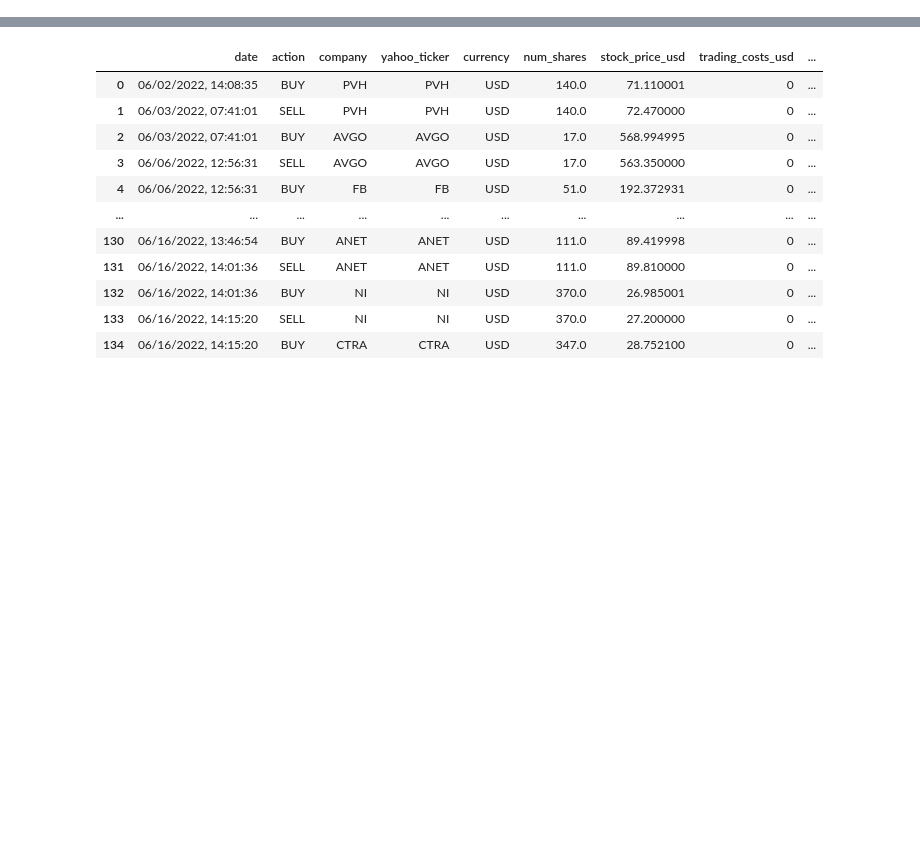
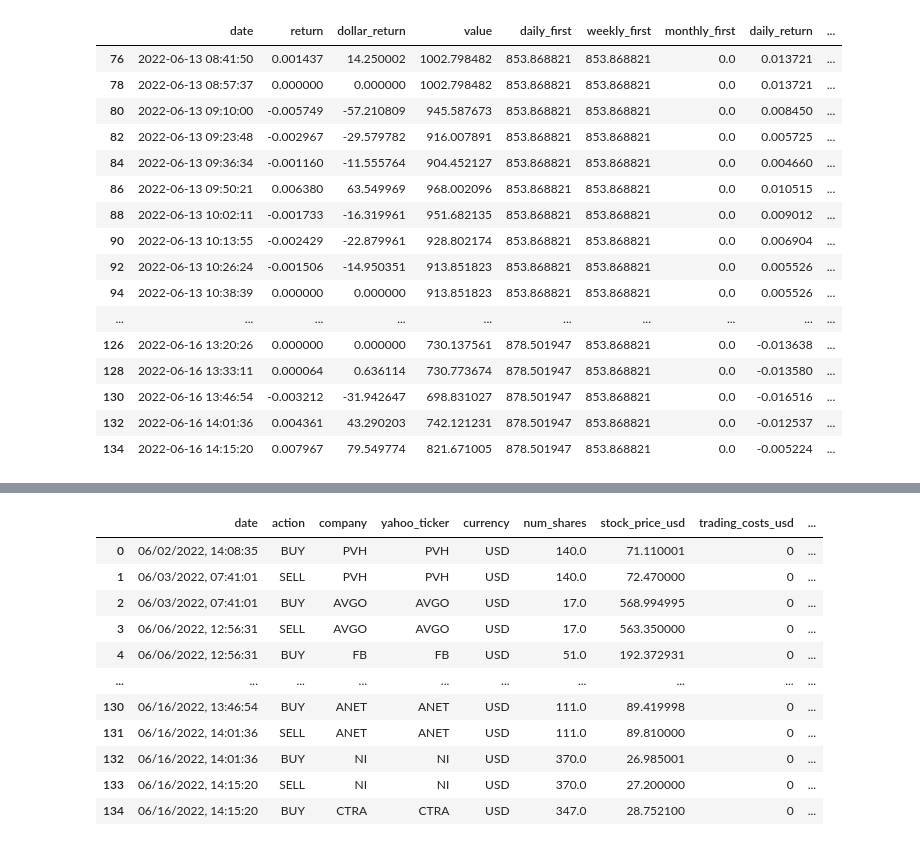
Before and after one commit to TigaJi/algo-trade-dashboard, a Jupyter notebook: DB-Test.ipynb, the cells around one changed output, grey strips where cells are left out. Saved outputs shown, nothing was run; the diff lists cells and outputs as text; code cells hidden in the pictures; blank space fills up the shorter version.

```diff
--- a/DB-Test.ipynb
+++ b/DB-Test.ipynb
@@ -47,3 +54,22 @@ def sync_data():
     rets.to_csv("s3://research-dashboard/trading-dashboard-data/portfolio_returns.csv",
           storage_options={'key': 'AKIATHGO3RS3C7EMIAU4',
                            'secret': 'LmVqtIK/l3kZa3E2TyjR/ByoBuOdzaLhXlT4X9Lh'})
+# %%
+df = pd.read_csv("sample_data/purchase_info.csv")
+# %%
+df['return'] = (df['stock_price_usd']-df['stock_price_usd'].shift(1))/df['stock_price_usd'].shift(1)
+rets = df[['date','return']].copy(deep = True)
+rets['dollar_return'] = 0
+
+if len(df)%2 == 0:
+    l = len(df)
+else:
+    l = len(df)-1
+for i in range(0,l,2):
+
+    if df['total_shares_held'].iloc[i] < 0:
+        profit = abs(df['total_usd'].iloc[i])-df['total_usd'].iloc[i+1]
+    else:
+        profit = abs(df['total_usd'].iloc[i+1])-df['total_usd'].iloc[i]
+
+    rets['dollar_return'].iloc[i+1] = profit
@@ -49,0 +81,17 @@ def sync_data():
+# %%
+rets['value'] = rets['dollar_return'].cumsum()
+# %%
+rets = rets[rets.index % 2 != 0]
+
+rets.loc[-1] = ['2022-06-03 07:41:00',0,0,0]
+rets.index = rets.index+1
+rets.sort_index(inplace=True)
+
+rets['date'] = pd.to_datetime(rets['date'])
+rets['daily_first'] = rets.groupby(rets['date'].dt.date)['value'].transform("first")
+rets['weekly_first'] = rets.groupby(rets['date'].dt.week)['value'].transform("first")
+rets['monthly_first'] = rets.groupby(rets['date'].dt.month)['value'].transform("first")
+
+rets['daily_return'] = ((10000+rets['value'])-(10000+rets['daily_first']))/(10000+rets['daily_first'])
+rets['weekly_return'] = ((10000+rets['value'])-(10000+rets['weekly_first']))/(10000+rets['weekly_first'])
+rets['monthly_return'] = ((10000+rets['value'])-(10000+rets['monthly_first']))/(10000+rets['monthly_first'])
@@ -49,0 +114,20 @@ def sync_data():
+# %%
+rets.tail(30)
+# %% [output]
+|  | date | return | dollar_return | value | daily_first | weekly_first | monthly_first | daily_return | ... |
+| 76 | 2022-06-13 08:41:50 | 0.001437 | 14.250002 | 1002.798482 | 853.868821 | 853.868821 | 0.0 | 0.013721 | ... |
+| 78 | 2022-06-13 08:57:37 | 0.000000 | 0.000000 | 1002.798482 | 853.868821 | 853.868821 | 0.0 | 0.013721 | ... |
+| 80 | 2022-06-13 09:10:00 | -0.005749 | -57.210809 | 945.587673 | 853.868821 | 853.868821 | 0.0 | 0.008450 | ... |
+| 82 | 2022-06-13 09:23:48 | -0.002967 | -29.579782 | 916.007891 | 853.868821 | 853.868821 | 0.0 | 0.005725 | ... |
+| 84 | 2022-06-13 09:36:34 | -0.001160 | -11.555764 | 904.452127 | 853.868821 | 853.868821 | 0.0 | 0.004660 | ... |
+| 86 | 2022-06-13 09:50:21 | 0.006380 | 63.549969 | 968.002096 | 853.868821 | 853.868821 | 0.0 | 0.010515 | ... |
+| 88 | 2022-06-13 10:02:11 | -0.001733 | -16.319961 | 951.682135 | 853.868821 | 853.868821 | 0.0 | 0.009012 | ... |
+| 90 | 2022-06-13 10:13:55 | -0.002429 | -22.879961 | 928.802174 | 853.868821 | 853.868821 | 0.0 | 0.006904 | ... |
+| 92 | 2022-06-13 10:26:24 | -0.001506 | -14.950351 | 913.851823 | 853.868821 | 853.868821 | 0.0 | 0.005526 | ... |
+| 94 | 2022-06-13 10:38:39 | 0.000000 | 0.000000 | 913.851823 | 853.868821 | 853.868821 | 0.0 | 0.005526 | ... |
+| ... | ... | ... | ... | ... | ... | ... | ... | ... | ... |
+| 126 | 2022-06-16 13:20:26 | 0.000000 | 0.000000 | 730.137561 | 878.501947 | 853.868821 | 0.0 | -0.013638 | ... |
+| 128 | 2022-06-16 13:33:11 | 0.000064 | 0.636114 | 730.773674 | 878.501947 | 853.868821 | 0.0 | -0.013580 | ... |
+| 130 | 2022-06-16 13:46:54 | -0.003212 | -31.942647 | 698.831027 | 878.501947 | 853.868821 | 0.0 | -0.016516 | ... |
+| 132 | 2022-06-16 14:01:36 | 0.004361 | 43.290203 | 742.121231 | 878.501947 | 853.868821 | 0.0 | -0.012537 | ... |
+| 134 | 2022-06-16 14:15:20 | 0.007967 | 79.549774 | 821.671005 | 878.501947 | 853.868821 | 0.0 | -0.005224 | ... |
```
Also changed, not shown: parts of 6 cells of this notebook, 2 other files.
